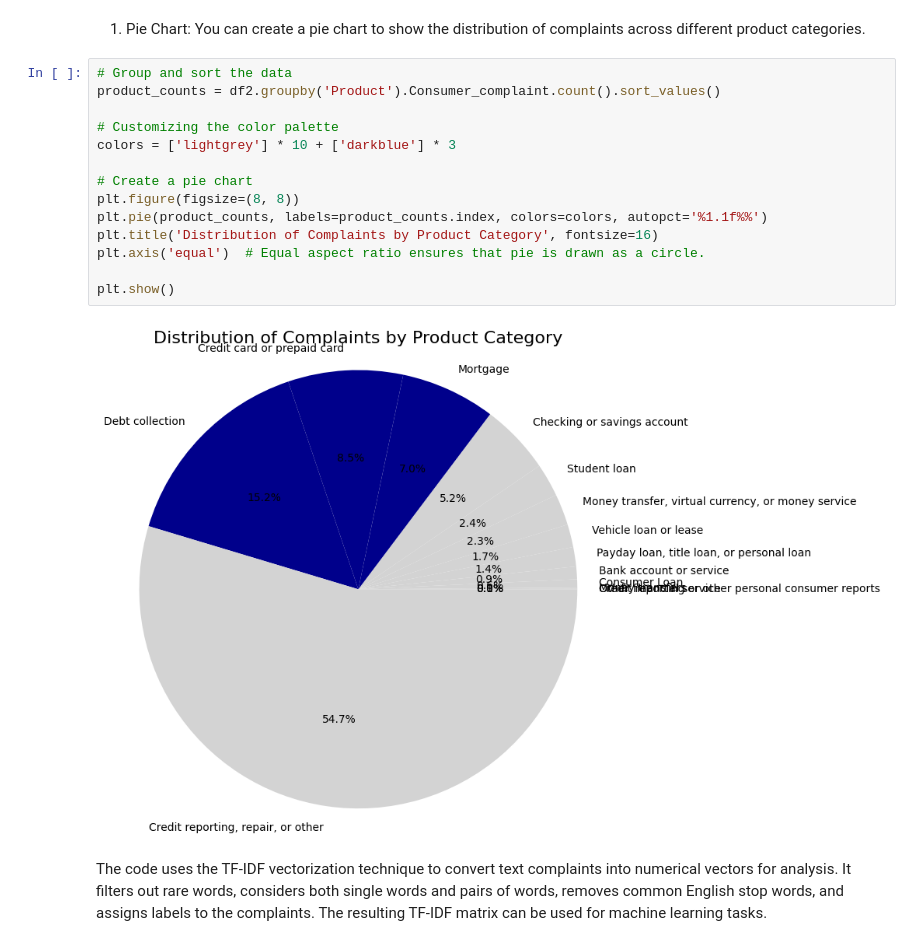
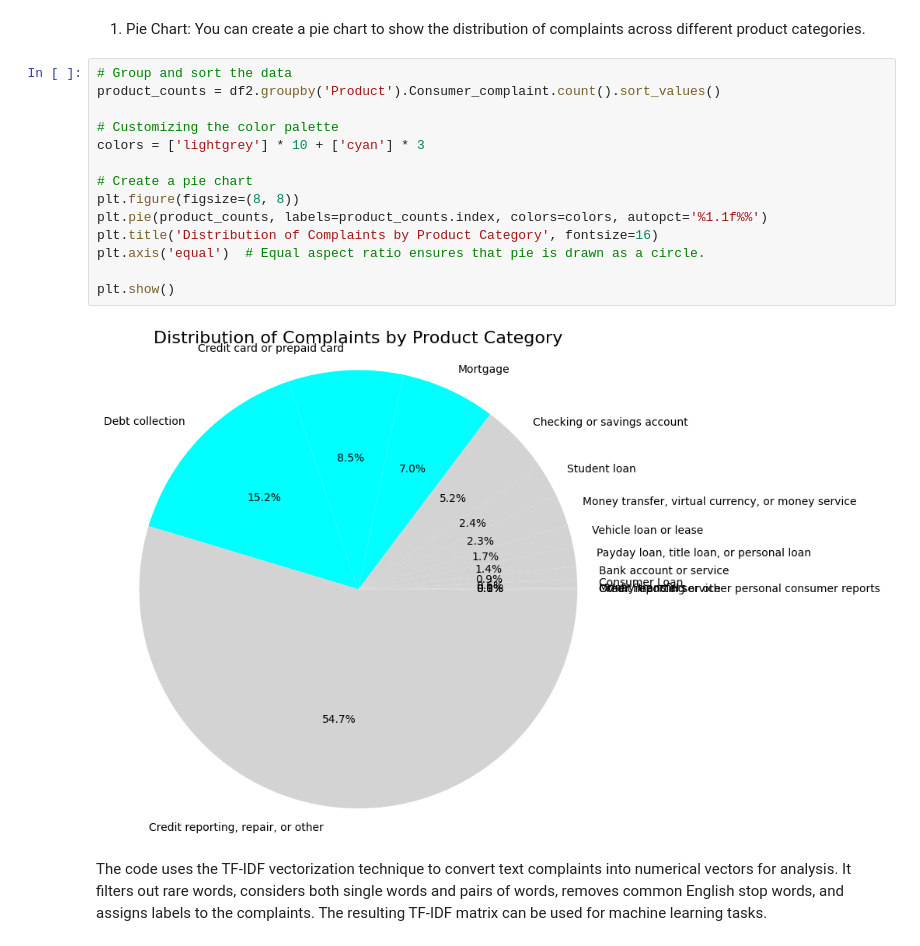
Before and after one commit to GouravJoshi7424/My_Project, a Jupyter notebook: Task 6 Text Classification/kaiburr.ipynb, the cells around one changed output. Saved outputs shown, nothing was run; the diff lists cells and outputs as text.

```diff
--- a/Task 6 Text Classification/kaiburr.ipynb
+++ b/Task 6 Text Classification/kaiburr.ipynb
@@ -188,19 +206,19 @@ You can create a pie chart to show the distribution of complaints across differe
 # %%
 # Group and sort the data
 product_counts = df2.groupby('Product').Consumer_complaint.count().sort_values()
 
 # Customizing the color palette
-colors = ['lightgrey'] * 10 + ['darkblue'] * 3
+colors = ['lightgrey'] * 10 + ['cyan'] * 3
 
 # Create a pie chart
 plt.figure(figsize=(8, 8))
 plt.pie(product_counts, labels=product_counts.index, colors=colors, autopct='%1.1f%%')
 plt.title('Distribution of Complaints by Product Category', fontsize=16)
 plt.axis('equal')  # Equal aspect ratio ensures that pie is drawn as a circle.
 
 plt.show()
 # %% [output]
-[figure, old version]
+[figure, new version]
 # %% [markdown]
 The code uses the TF-IDF vectorization technique to convert text complaints into numerical vectors for analysis. It filters out rare words, considers both single words and pairs of words, removes common English stop words, and assigns labels to the complaints. The resulting TF-IDF matrix can be used for machine learning tasks.
 # %%
```
Also changed, not shown: parts of 8 cells of this notebook.
